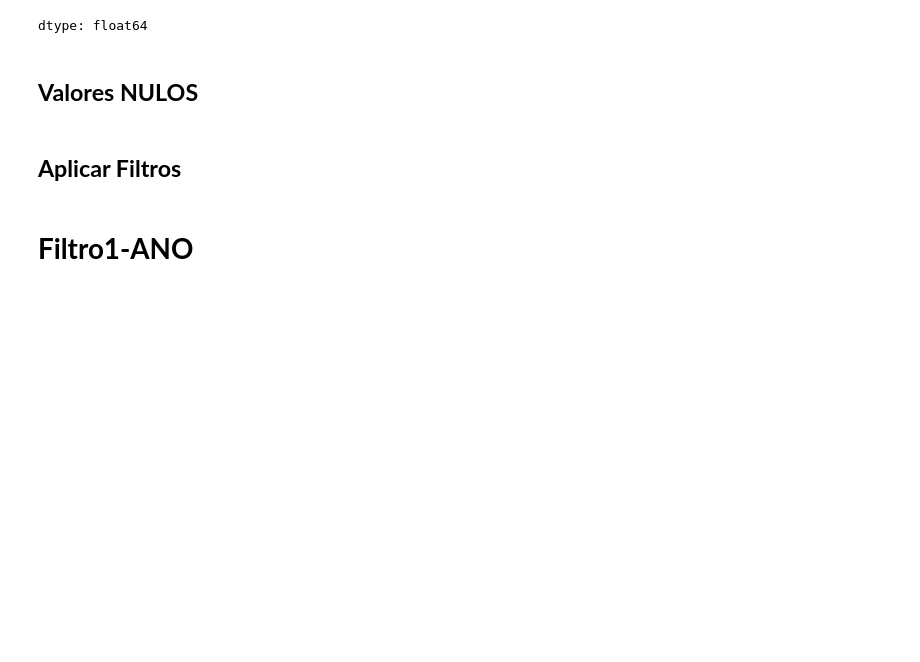
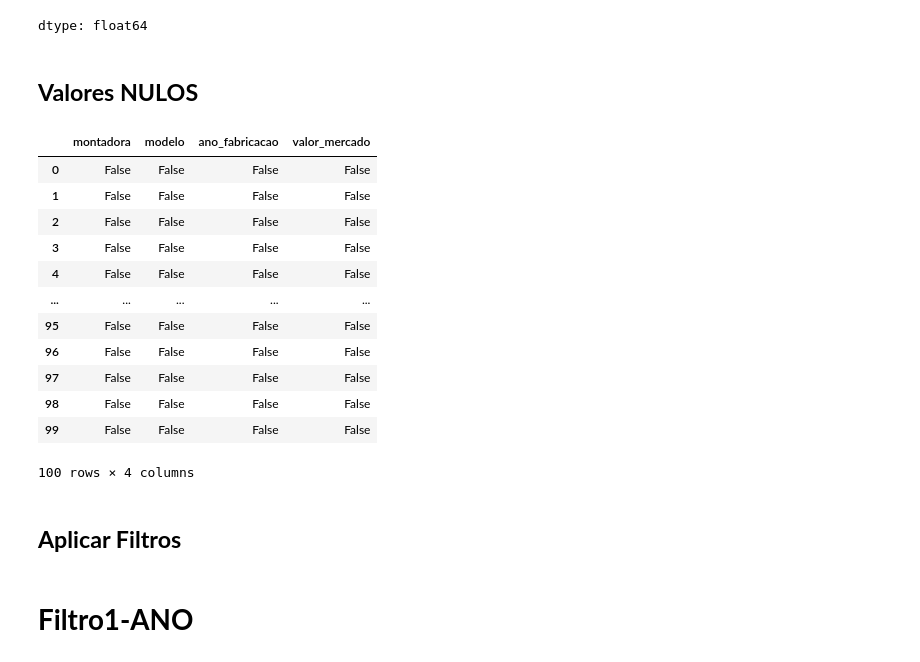
Before and after one commit to dev-alini/AlineJSantos.github.io, a Jupyter notebook: Curso_Pandas_CDB.ipynb, the cells around one changed output. Drawn from its saved outputs; the diff is of its cells as text; code cells hidden in the pictures; blank space fills up the shorter version.

```diff
--- a/Curso_Pandas_CDB.ipynb
+++ b/Curso_Pandas_CDB.ipynb
@@ -164,6 +164,22 @@ dados.montadora.value_counts(normalize=True)
 dtype: float64
 # %% [markdown]
 ## **Valores NULOS**
+# %%
+dados.isnull()
+# %% [output]
+|  | montadora | modelo | ano_fabricacao | valor_mercado |
+| 0 | False | False | False | False |
+| 1 | False | False | False | False |
+| 2 | False | False | False | False |
+| 3 | False | False | False | False |
+| 4 | False | False | False | False |
+| ... | ... | ... | ... | ... |
+| 95 | False | False | False | False |
+| 96 | False | False | False | False |
+| 97 | False | False | False | False |
+| 98 | False | False | False | False |
+| 99 | False | False | False | False |
+100 rows × 4 columns
 # %% [markdown]
 ## **Aplicar Filtros**
 # %% [markdown]
```
